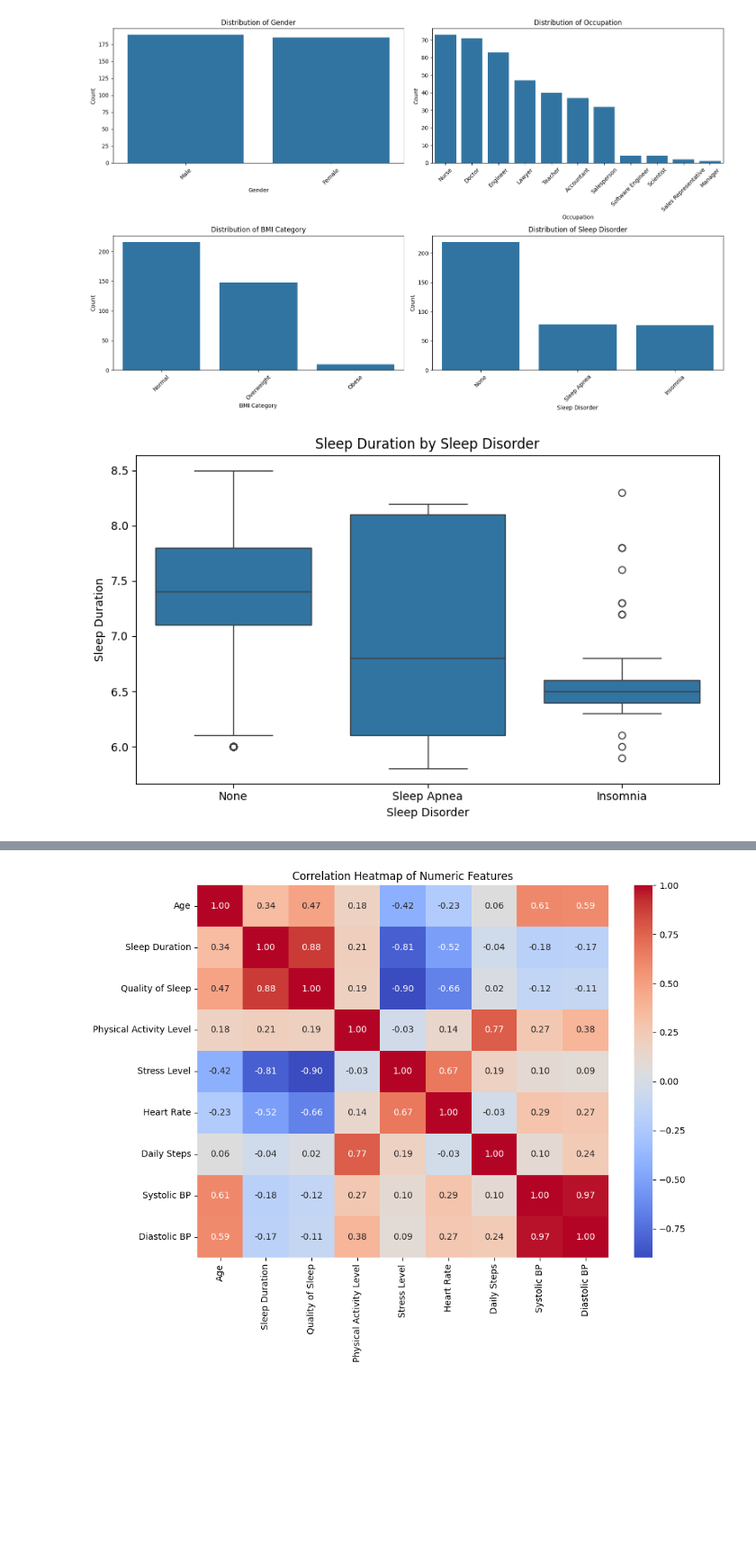
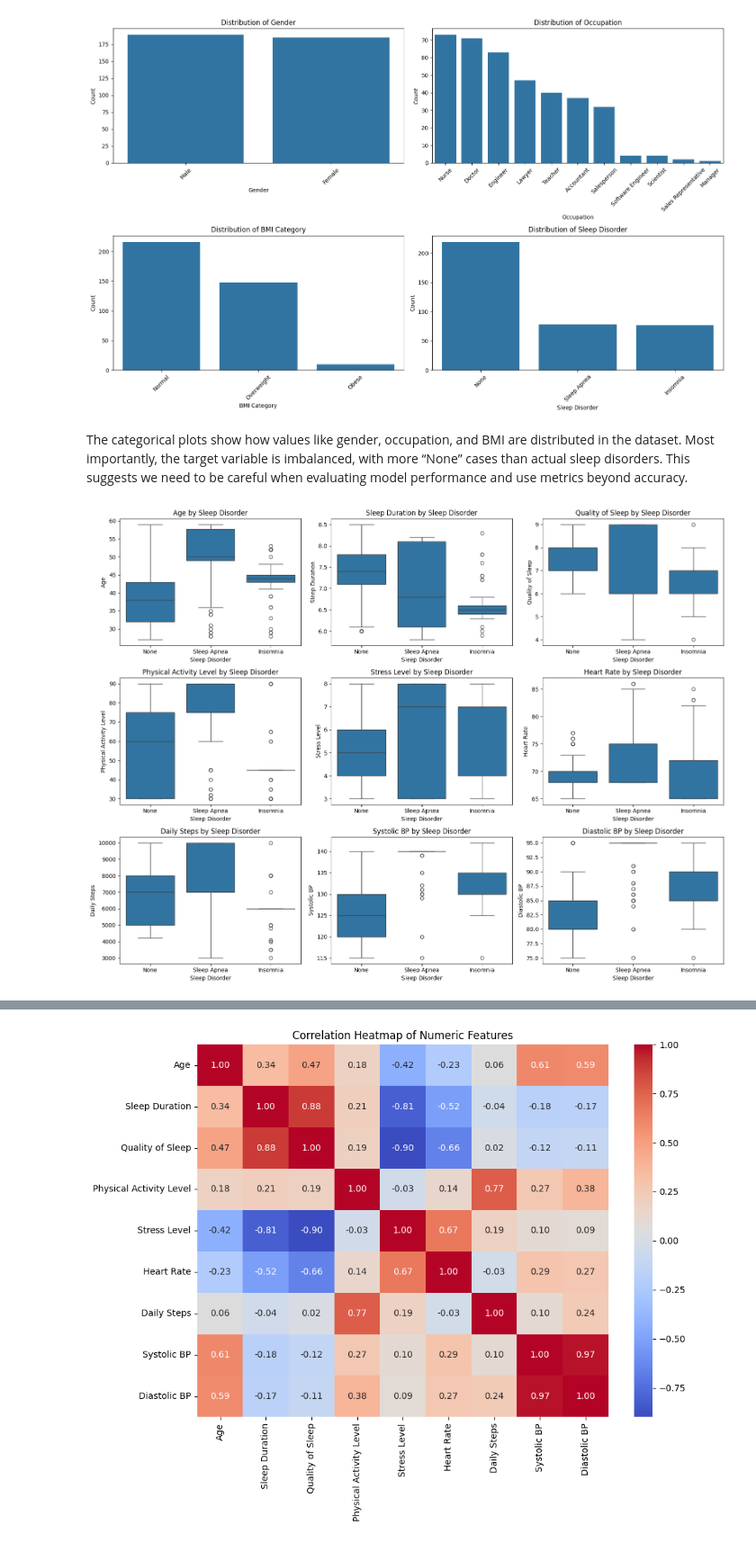
Before and after one commit to elsa-bakoup/DATA221-Project, a Jupyter notebook: notebooks/eda.ipynb, the cells around one changed output, grey strips where cells are left out. Shown at 90% size. Saved outputs shown, nothing was run; the diff lists cells and outputs as text; code cells hidden in the pictures; blank space fills up the shorter version.

```diff
--- a/notebooks/eda.ipynb
+++ b/notebooks/eda.ipynb
@@ -132,13 +129,31 @@ plt.tight_layout()
 plt.show()
 # %% [output]
 [figure]
+# %% [markdown]
+The categorical plots show how values like gender, occupation, and BMI are distributed in the dataset. Most importantly, the target variable is imbalanced, with more “None” cases than actual sleep disorders. This suggests we need to be careful when evaluating model performance and use metrics beyond accuracy.
 # %%
-plt.figure(figsize=(8, 5))
-sns.boxplot(data=sleep_health_data, x="Sleep Disorder", y="Sleep Duration")
-plt.title("Sleep Duration by Sleep Disorder")
-plt.xlabel("Sleep Disorder")
-plt.ylabel("Sleep Duration")
+numeric_cols = [
+    "Age",
+    "Sleep Duration",
+    "Quality of Sleep",
+    "Physical Activity Level",
+    "Stress Level",
+    "Heart Rate",
+    "Daily Steps",
+    "Systolic BP",
+    "Diastolic BP"
+]
+
+fig, axes = plt.subplots(nrows=3, ncols=3, figsize=(16, 12))
+axes = axes.flatten()
+
+for i, col in enumerate(numeric_cols):
+    sns.boxplot(data=sleep_health_data, x="Sleep Disorder", y=col, ax=axes[i])
+    axes[i].set_title(f"{col} by Sleep Disorder")
+    axes[i].set_xlabel("Sleep Disorder")
+    axes[i].set_ylabel(col)
+
 plt.tight_layout()
 plt.show()
 # %% [output]
-[figure, old version]
+[figure, new version]
```
Also changed, not shown: parts of 8 cells of this notebook, 5 other files.
